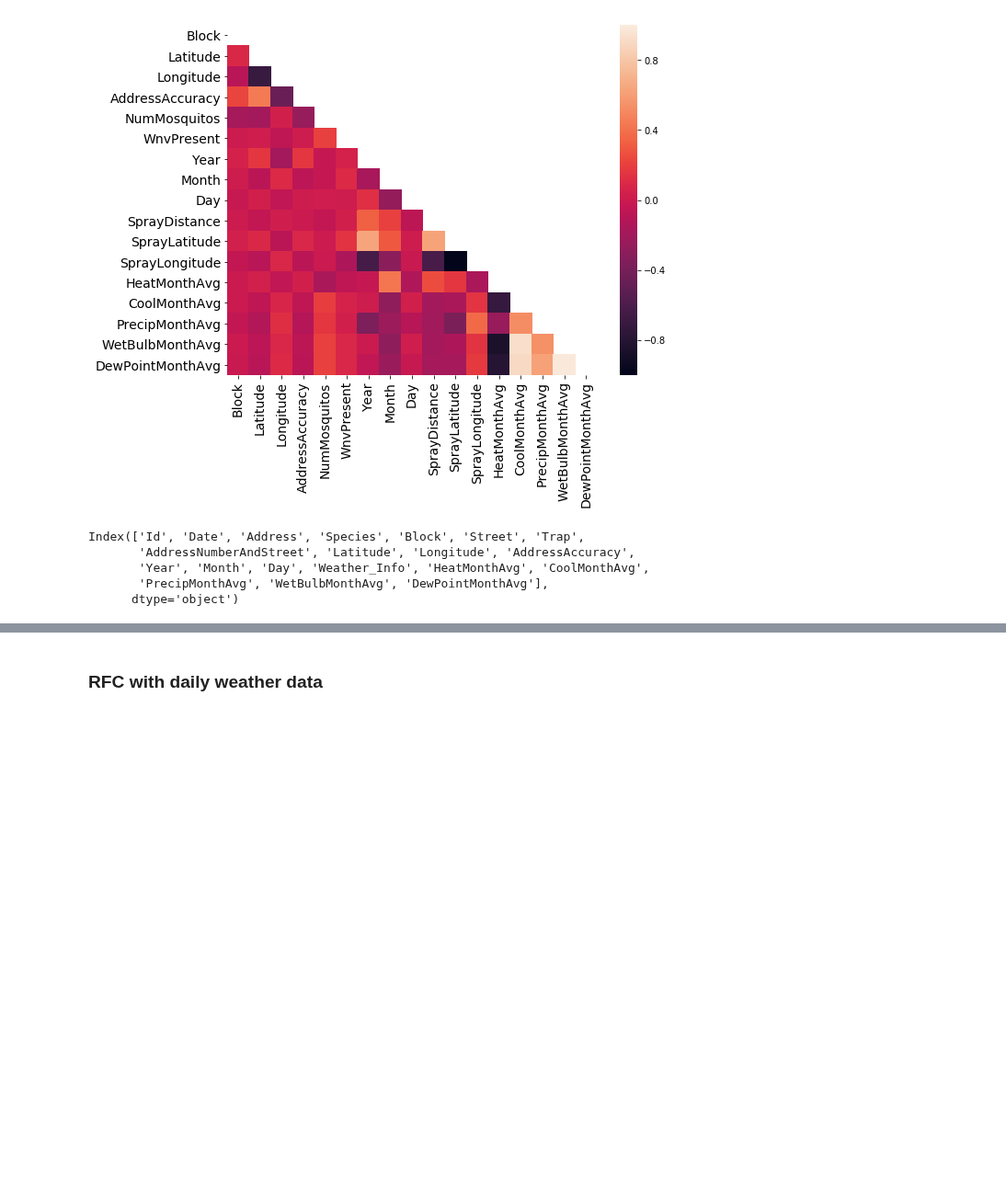
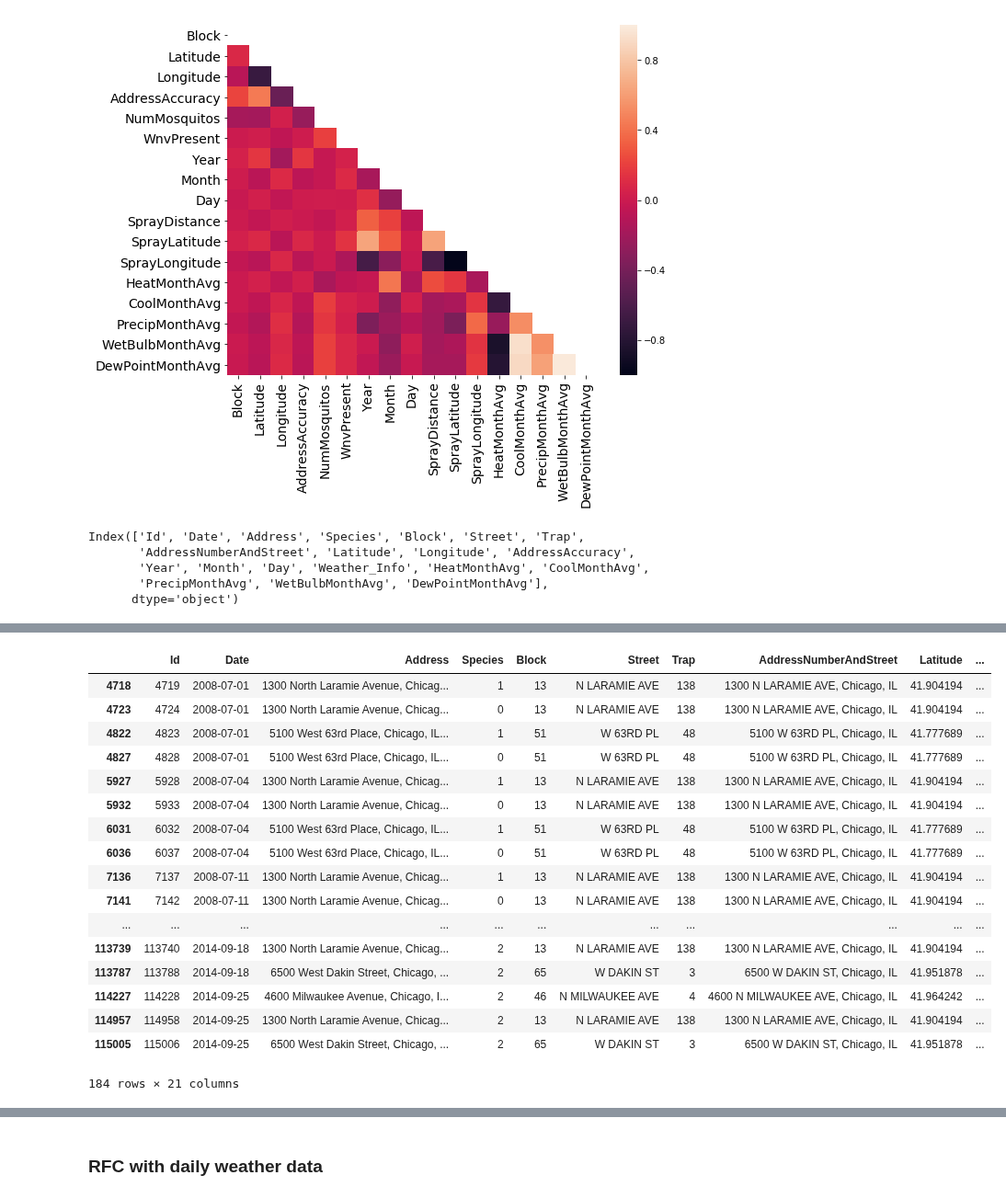
Before and after one commit to reef87/Predicting-West-Nile-Virus-Outbreaks-in-Chicago, a Jupyter notebook: code/wnv_reef.ipynb, the cells around one changed output, grey strips where cells are left out. Shown at 92% size. Drawn from its saved outputs; the diff is of its cells as text; code cells hidden in the pictures; blank space fills up the shorter version.

Commit message:
Model with predictions and predicted locations

```diff
--- a/code/wnv_reef.ipynb
+++ b/code/wnv_reef.ipynb
@@ -194 +197,26 @@ pd.DataFrame(rfc_wnv.predict_proba(x))[1]
 Name: 1, Length: 116293, dtype: float64
+# %%
+wnv_test['PredWnvPres'] = pd.DataFrame(rfc_wnv.predict(x))
+# %%
+predicted = wnv_test[wnv_test['PredWnvPres'] == 1]
+# %%
+predicted
+# %% [output]
+|  | Id | Date | Address | Species | Block | Street | Trap | AddressNumberAndStreet | Latitude | ... |
+| 4718 | 4719 | 2008-07-01 | 1300 North Laramie Avenue, Chicag... | 1 | 13 | N LARAMIE AVE | 138 | 1300 N LARAMIE AVE, Chicago, IL | 41.904194 | ... |
+| 4723 | 4724 | 2008-07-01 | 1300 North Laramie Avenue, Chicag... | 0 | 13 | N LARAMIE AVE | 138 | 1300 N LARAMIE AVE, Chicago, IL | 41.904194 | ... |
+| 4822 | 4823 | 2008-07-01 | 5100 West 63rd Place, Chicago, IL... | 1 | 51 | W 63RD PL | 48 | 5100 W 63RD PL, Chicago, IL | 41.777689 | ... |
+| 4827 | 4828 | 2008-07-01 | 5100 West 63rd Place, Chicago, IL... | 0 | 51 | W 63RD PL | 48 | 5100 W 63RD PL, Chicago, IL | 41.777689 | ... |
+| 5927 | 5928 | 2008-07-04 | 1300 North Laramie Avenue, Chicag... | 1 | 13 | N LARAMIE AVE | 138 | 1300 N LARAMIE AVE, Chicago, IL | 41.904194 | ... |
+| 5932 | 5933 | 2008-07-04 | 1300 North Laramie Avenue, Chicag... | 0 | 13 | N LARAMIE AVE | 138 | 1300 N LARAMIE AVE, Chicago, IL | 41.904194 | ... |
+| 6031 | 6032 | 2008-07-04 | 5100 West 63rd Place, Chicago, IL... | 1 | 51 | W 63RD PL | 48 | 5100 W 63RD PL, Chicago, IL | 41.777689 | ... |
+| 6036 | 6037 | 2008-07-04 | 5100 West 63rd Place, Chicago, IL... | 0 | 51 | W 63RD PL | 48 | 5100 W 63RD PL, Chicago, IL | 41.777689 | ... |
+| 7136 | 7137 | 2008-07-11 | 1300 North Laramie Avenue, Chicag... | 1 | 13 | N LARAMIE AVE | 138 | 1300 N LARAMIE AVE, Chicago, IL | 41.904194 | ... |
+| 7141 | 7142 | 2008-07-11 | 1300 North Laramie Avenue, Chicag... | 0 | 13 | N LARAMIE AVE | 138 | 1300 N LARAMIE AVE, Chicago, IL | 41.904194 | ... |
+| ... | ... | ... | ... | ... | ... | ... | ... | ... | ... | ... |
+| 113739 | 113740 | 2014-09-18 | 1300 North Laramie Avenue, Chicag... | 2 | 13 | N LARAMIE AVE | 138 | 1300 N LARAMIE AVE, Chicago, IL | 41.904194 | ... |
+| 113787 | 113788 | 2014-09-18 | 6500 West Dakin Street, Chicago, ... | 2 | 65 | W DAKIN ST | 3 | 6500 W DAKIN ST, Chicago, IL | 41.951878 | ... |
+| 114227 | 114228 | 2014-09-25 | 4600 Milwaukee Avenue, Chicago, I... | 2 | 46 | N MILWAUKEE AVE | 4 | 4600 N MILWAUKEE AVE, Chicago, IL | 41.964242 | ... |
+| 114957 | 114958 | 2014-09-25 | 1300 North Laramie Avenue, Chicag... | 2 | 13 | N LARAMIE AVE | 138 | 1300 N LARAMIE AVE, Chicago, IL | 41.904194 | ... |
+| 115005 | 115006 | 2014-09-25 | 6500 West Dakin Street, Chicago, ... | 2 | 65 | W DAKIN ST | 3 | 6500 W DAKIN ST, Chicago, IL | 41.951878 | ... |
+184 rows × 21 columns
```
Also changed, not shown: parts of 19 cells of this notebook.
